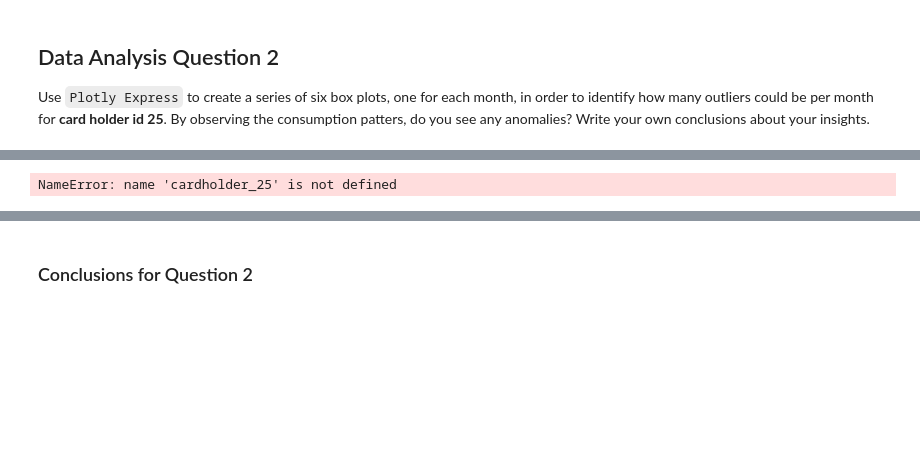
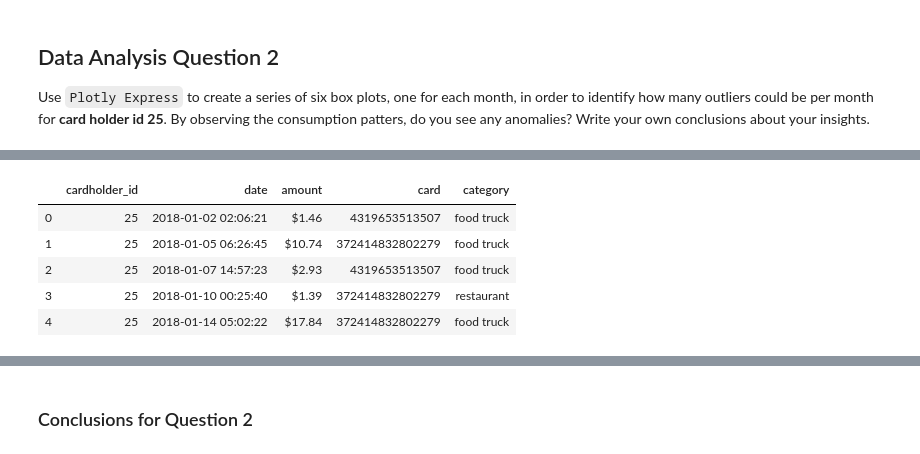
Before and after one commit to awanzek/sql-homework, a Jupyter notebook: visual_data_analysis.ipynb, the cells around one changed output, grey strips where cells are left out. Drawn from its saved outputs; the diff is of its cells as text; code cells hidden in the pictures; blank space fills up the shorter version.

```diff
--- a/visual_data_analysis.ipynb
+++ b/visual_data_analysis.ipynb
@@ -151,18 +180,16 @@ ORDER BY cardholder.cardholder_id
 # %%
 #create dataframes from sql queries
 jan_card25 = pd.read_sql(query_jan,engine)
 feb_card25 = pd.read_sql(query_feb,engine)
 mar_card25 = pd.read_sql(query_mar,engine)
 apr_card25 = pd.read_sql(query_apr,engine)
 may_card25 = pd.read_sql(query_may,engine)
 jun_card25 = pd.read_sql(query_jun,engine)
+jan_card25.head()
+# %% [output]
+|  | cardholder_id | date | amount | card | category |
+| 0 | 25 | 2018-01-02 02:06:21 | $1.46 | 4319653513507 | food truck |
+| 1 | 25 | 2018-01-05 06:26:45 | $10.74 | 372414832802279 | food truck |
+| 2 | 25 | 2018-01-07 14:57:23 | $2.93 | 4319653513507 | food truck |
+| 3 | 25 | 2018-01-10 00:25:40 | $1.39 | 372414832802279 | restaurant |
+| 4 | 25 | 2018-01-14 05:02:22 | $17.84 | 372414832802279 | food truck |
-# %%
-# change the numeric month to month names
-jan_card25['date'] = pd.to_datetime(jan_card25['date'], format='%m').dt.month_name().str.slice(stop=3)
-feb_card25['date'] = pd.to_datetime(feb_card25['date'], format='%m').dt.month_name().str.slice(stop=3)
-mar_card25['date'] = pd.to_datetime(mar_card25['date'], format='%m').dt.month_name().str.slice(stop=3)
-apr_card25['date'] = pd.to_datetime(apr_card25['date'], format='%m').dt.month_name().str.slice(stop=3)
-may_card25['date'] = pd.to_datetime(may_card25['date'], format='%m').dt.month_name().str.slice(stop=3)
-jun_card25['date'] = pd.to_datetime(jun_card25['date'], format='%m').dt.month_name().str.slice(stop=3)
-# %% [output]
-NameError: name 'cardholder_25' is not defined
```
Also changed, not shown: parts of 25 cells of this notebook.
